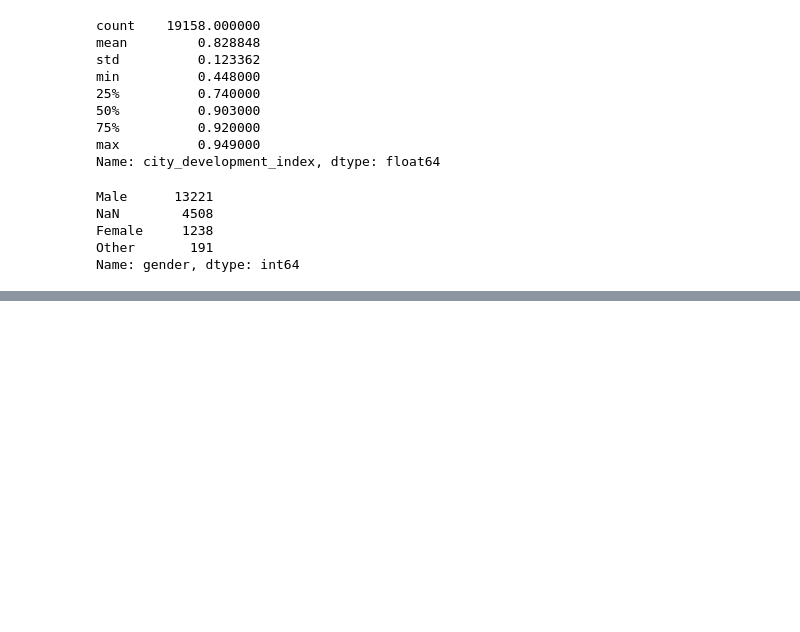
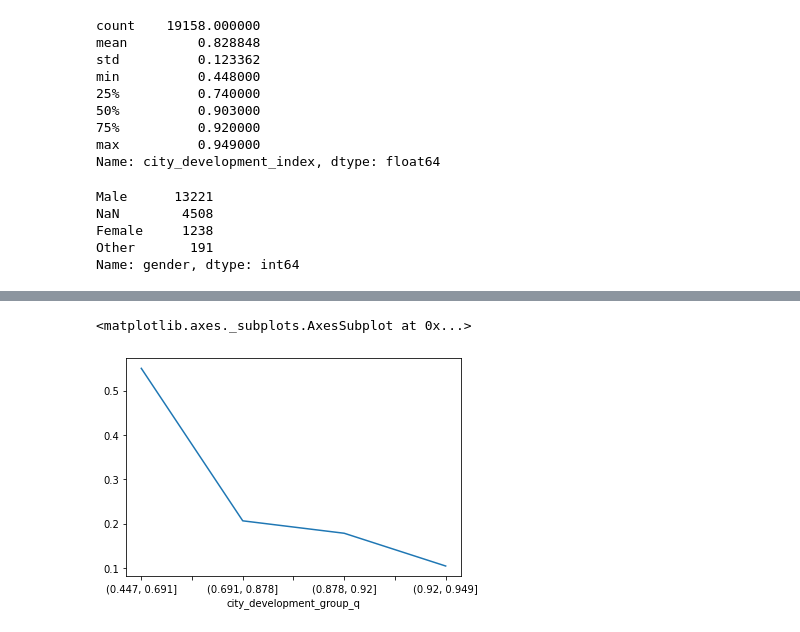
Before and after one commit to probabylity/learning, a Jupyter notebook: pandas_crash.ipynb, the cells around one changed output, grey strips where cells are left out. Drawn from its saved outputs; the diff is of its cells as text; code cells hidden in the pictures; blank space fills up the shorter version.

```diff
--- a/pandas_crash.ipynb
+++ b/pandas_crash.ipynb
@@ -170,0 +282,9 @@ Name: gender, dtype: int64
+# %%
+df['city_development_group_q'] = pd.qcut(df['city_development_index'],5,duplicates='drop')
+# %%
+t = df.groupby('city_development_group_q',dropna=False)['target'].agg(['count','mean'])
+# %%
+t['mean'].plot()
+# %% [output]
+<matplotlib.axes._subplots.AxesSubplot at 0x...>
+[figure, added]
```
Also changed, not shown: parts of 36 cells of this notebook.
